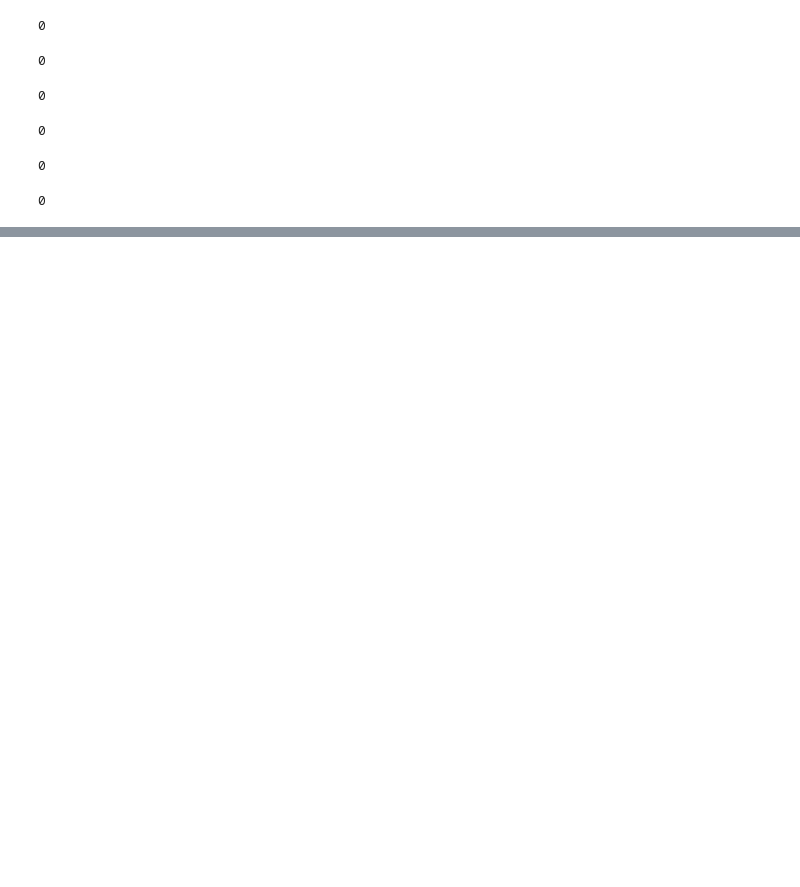
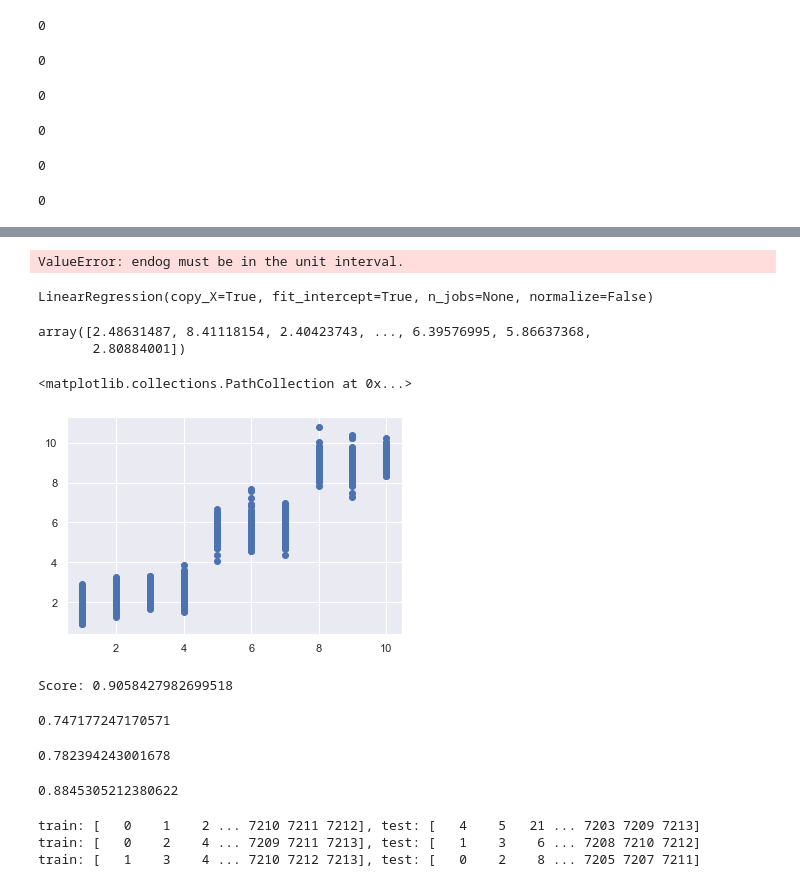
Before and after one commit to DataScienceDuo/COMPAS, a Jupyter notebook: two_year_analysis-Copy1.ipynb, the cells around one changed output, grey strips where cells are left out. Saved outputs shown, nothing was run; the diff lists cells and outputs as text; code cells hidden in the pictures; blank space fills up the shorter version.

```diff
--- a/two_year_analysis-Copy1.ipynb
+++ b/two_year_analysis-Copy1.ipynb
@@ -1705,0 +1827,38 @@ TypeError: invalid type promotion
+# %%
+logit = sm.Logit(y,x)
+results = logit.fit()
+print(results.summary2())
+# %% [output]
+ValueError: endog must be in the unit interval.
+# %%
+lm = LinearRegression()
+lm.fit(x_train, y_train)
+# %% [output]
+LinearRegression(copy_X=True, fit_intercept=True, n_jobs=None, normalize=False)
+# %%
+predictions = lm.predict(x_test)
+predictions
+# %% [output]
+array([2.48631487, 8.41118154, 2.40423743, ..., 6.39576995, 5.86637368,
+       2.80884001])
+# %%
+plt.scatter(y_test, predictions)
+# %% [output]
+<matplotlib.collections.PathCollection at 0x...>
+[figure, added]
+# %%
+print("Score:", lm.score(x_test, y_test))
+# %% [output]
+Score: 0.9058427982699518
+# %%
+metrics.mean_absolute_error(y_test, predictions)
+# %% [output]
+0.747177247170571
+# %%
+metrics.mean_squared_error(y_test, predictions)
+# %% [output]
+0.782394243001678
+# %%
+np.sqrt(metrics.mean_squared_error(y_test, predictions))
+# %% [output]
+0.8845305212380622
@@ -1705,0 +1868,8 @@ TypeError: invalid type promotion
+# %%
+kfold = KFold(3, True, 1)
+for train, test in kfold.split(x,y):
+    print('train: %s, test: %s' % (train,test))
+# %% [output]
+train: [   0    1    2 ... 7210 7211 7212], test: [   4    5   21 ... 7203 7209 7213]
+train: [   0    2    4 ... 7209 7211 7213], test: [   1    3    6 ... 7208 7210 7212]
+train: [   1    3    4 ... 7210 7212 7213], test: [   0    2    8 ... 7205 7207 7211]
```
Also changed, not shown: parts of 70 cells of this notebook.
